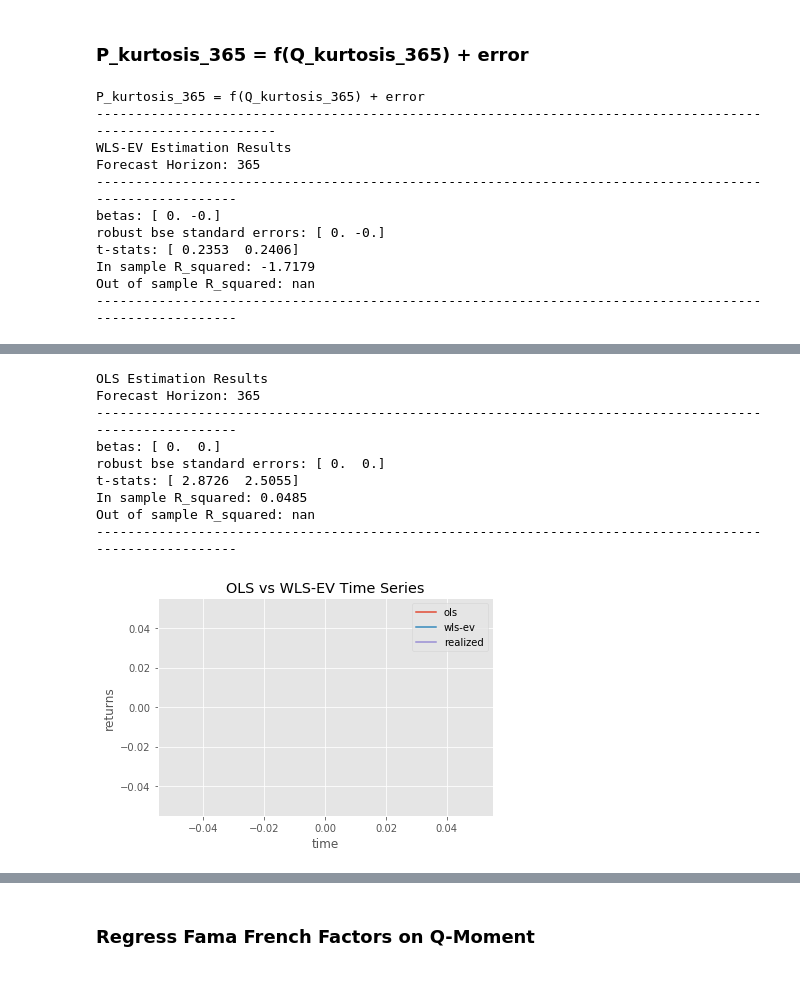
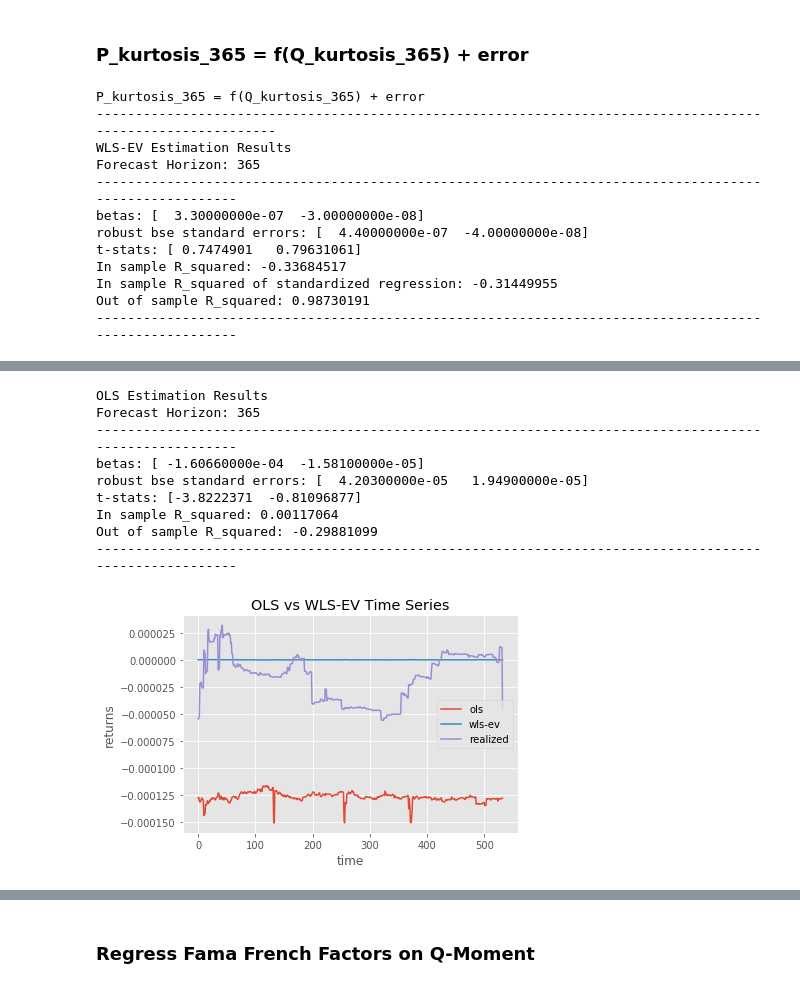
Before and after one commit to tobikuhlmann/robust-linear-forecasting, a Jupyter notebook: wlsev_analysis_new.ipynb, the cells around one changed output, grey strips where cells are left out. Saved outputs shown, nothing was run; the diff lists cells and outputs as text; code cells hidden in the pictures.

```diff
--- a/wlsev_analysis_new.ipynb
+++ b/wlsev_analysis_new.ipynb
@@ -1241,18 +1376,19 @@ ols_obj.print_results()
 X, Y, y_ols = ols_obj.get_plot_data_ols()
 
 # time series plot
-plot_results(X[:100],Y[:100],y_wlsev[:100], y_ols[:100])
+plot_results(X,Y,y_wlsev, y_ols)
 # scatter plot
-plot_scatter(X[:100],Y[:100],y_wlsev[:100], y_ols[:100])
+plot_scatter(X,Y,y_wlsev, y_ols)
 # %% [output]
 P_kurtosis_365 = f(Q_kurtosis_365) + error
 ------------------------------------------------------------------------------------------------------------
 WLS-EV Estimation Results
 Forecast Horizon: 365
 -------------------------------------------------------------------------------------------------------
-betas: [ 0. -0.]
-robust bse standard errors: [ 0. -0.]
-t-stats: [ 0.2353  0.2406]
-In sample R_squared: -1.7179
-Out of sample R_squared: nan
+betas: [  3.30000000e-07  -3.00000000e-08]
+robust bse standard errors: [  4.40000000e-07  -4.00000000e-08]
+t-stats: [ 0.7474901   0.79631061]
+In sample R_squared: -0.33684517
+In sample R_squared of standardized regression: -0.31449955
+Out of sample R_squared: 0.98730191
 -------------------------------------------------------------------------------------------------------
@@ -1260,10 +1396,10 @@ Out of sample R_squared: nan
 OLS Estimation Results
 Forecast Horizon: 365
 -------------------------------------------------------------------------------------------------------
-betas: [ 0.  0.]
-robust bse standard errors: [ 0.  0.]
-t-stats: [ 2.8726  2.5055]
-In sample R_squared: 0.0485
-Out of sample R_squared: nan
+betas: [ -1.60660000e-04  -1.58100000e-05]
+robust bse standard errors: [  4.20300000e-05   1.94900000e-05]
+t-stats: [-3.8222371  -0.81096877]
+In sample R_squared: 0.00117064
+Out of sample R_squared: -0.29881099
 -------------------------------------------------------------------------------------------------------
-[figure, old version]
+[figure, new version]
```
Also changed, not shown: parts of 34 cells of this notebook, 4 other files.
